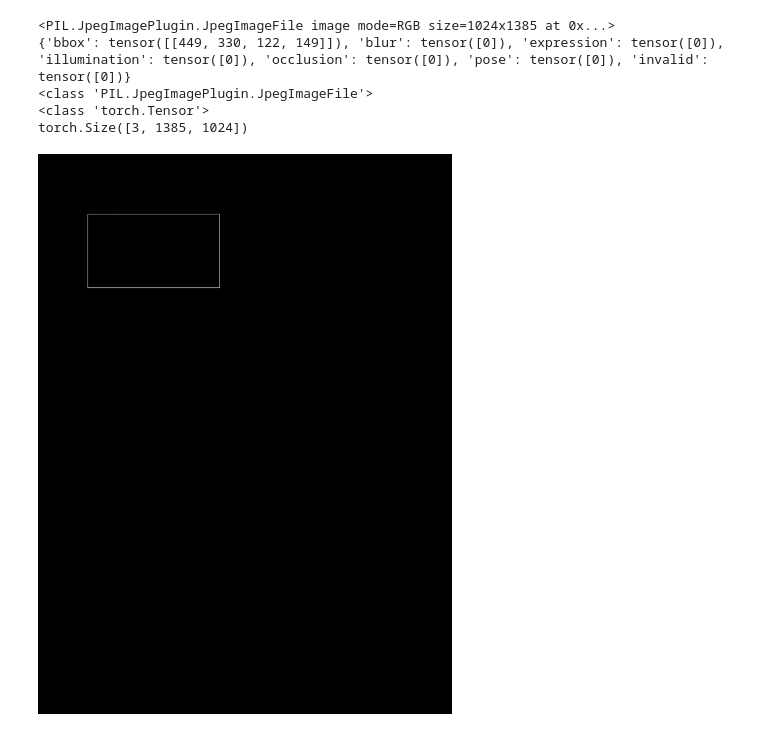
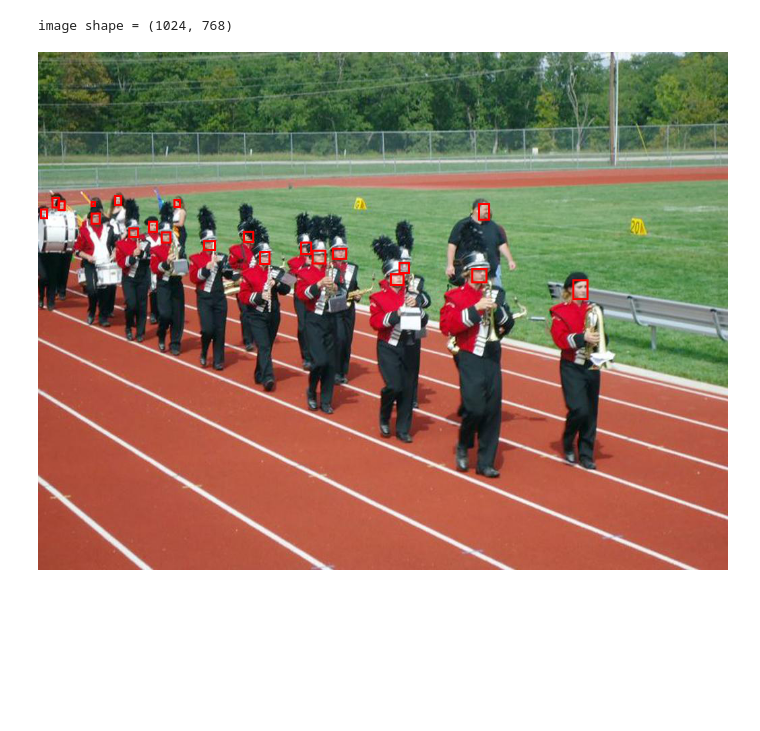
Before and after one commit to APJukic/NEUMRE-Face-tracking-by-using-CNNs, a Jupyter notebook: wider_face_code.ipynb, the cells around one changed output. Saved outputs shown, nothing was run; the diff lists cells and outputs as text; code cells hidden in the pictures; blank space fills up the shorter version.

Commit message:
popravljeno označavanje bounding boxom

```diff
--- a/wider_face_code.ipynb
+++ b/wider_face_code.ipynb
@@ -202,21 +230,13 @@ wider_face = WIDERFace('.')
 # %%
 # https://www.tutorialspoint.com/how-to-draw-bounding-boxes-on-an-image-in-pytorch
 
-image, target = wider_face[0]
-print(image)
-print(target)
-print(type(image))
+# with tensor we provide shapes in [C,H,W] dimensions.
 
-image = (transforms.ToTensor()(image).unsqueeze_(0)).type(torch.uint8)[0]
-print(type(image))
-print(image.shape)
-img = draw_bounding_boxes(image, target['bbox'])
-img = transforms.ToPILImage()(img)
-display(img)
+image, target = wider_face[2]
+image = draw_bounding_boxes(image, target['bbox'], width=3, colors='red')
+image = transforms.ToPILImage()(image)
+print(f'image shape = {image.size}')
+display(image)
 # %% [output]
-<PIL.JpegImagePlugin.JpegImageFile image mode=RGB size=1024x1385 at 0x...>
-{'bbox': tensor([[449, 330, 122, 149]]), 'blur': tensor([0]), 'expression': tensor([0]), 'illumination': tensor([0]), 'occlusion': tensor([0]), 'pose': tensor([0]), 'invalid': tensor([0])}
-<class 'PIL.JpegImagePlugin.JpegImageFile'>
-<class 'torch.Tensor'>
-torch.Size([3, 1385, 1024])
+image shape = (1024, 768)
-[figure, old version]
+[figure, new version]
```
Also changed, not shown: parts of 3 cells of this notebook.
